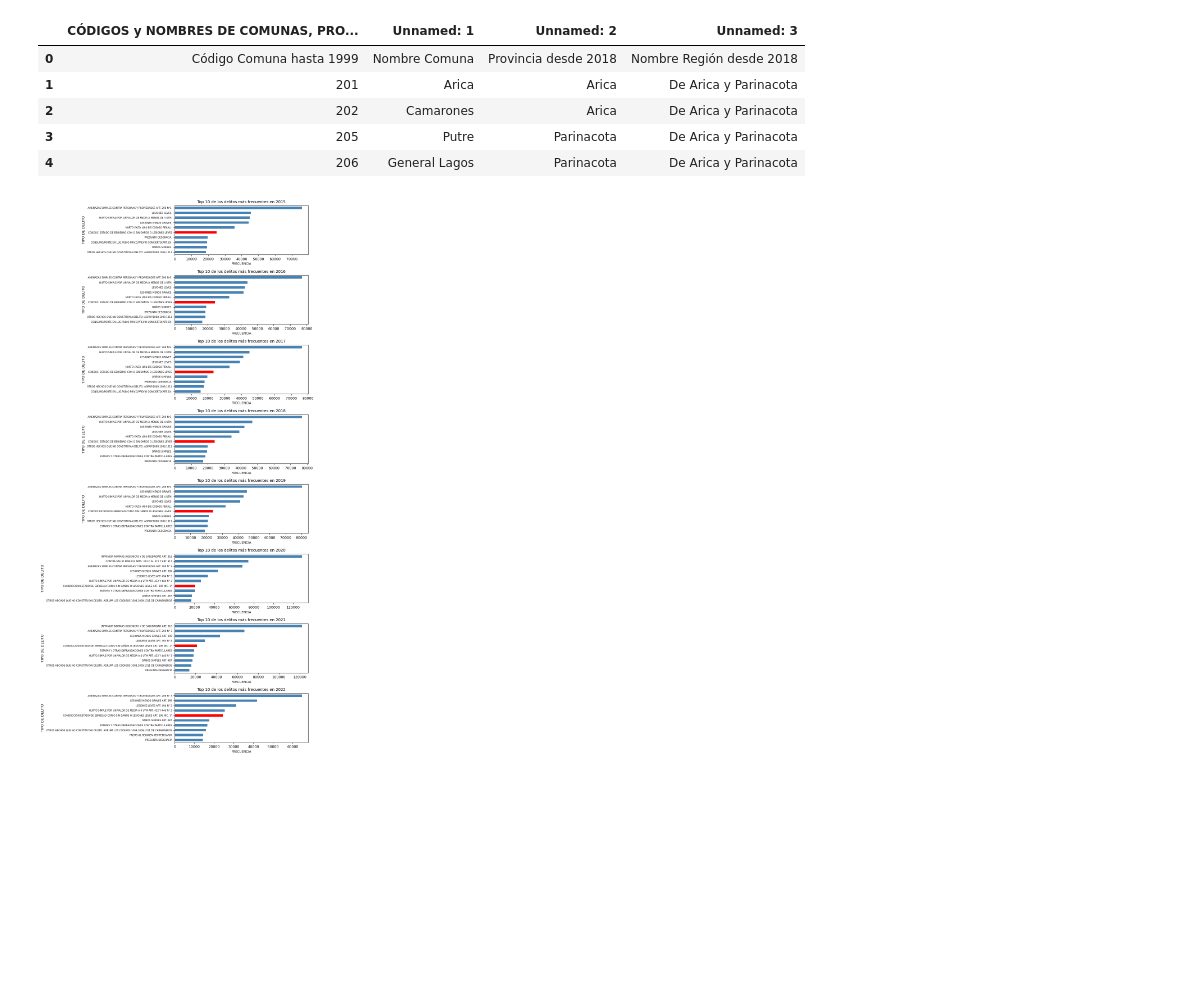
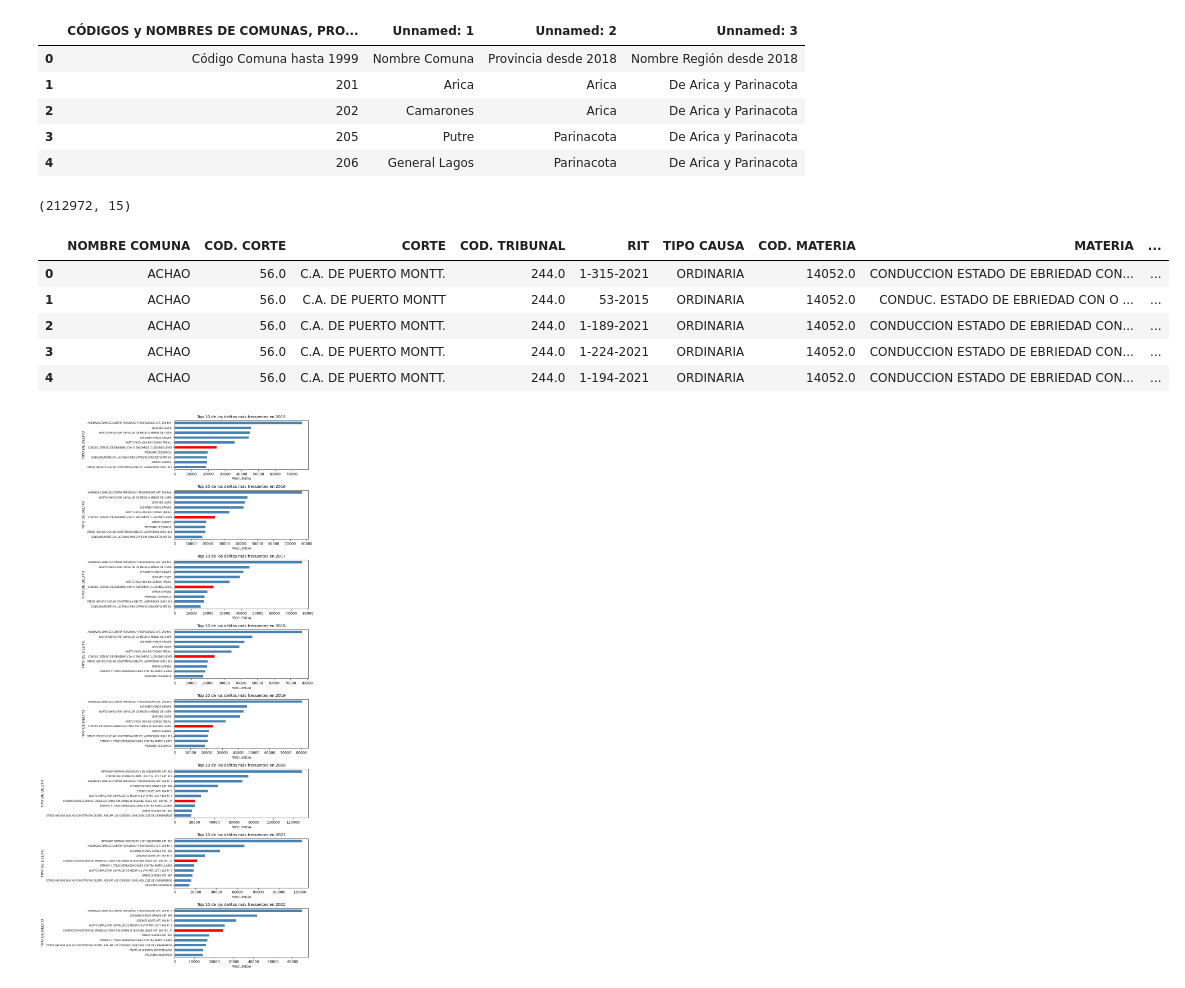
Before and after one commit to RodrigoEduard/08MBID---Visualizacion-de-Datos, a Jupyter notebook: TrabajoPracticoVD.ipynb, the cells around one changed output. Cells and saved outputs as stored; diff of their text form; code cells hidden in the pictures; blank space fills up the shorter version.

```diff
--- a/TrabajoPracticoVD.ipynb
+++ b/TrabajoPracticoVD.ipynb
@@ -46,6 +46,17 @@ REG_PROV_COM.head()
 | 2 | 202 | Camarones | Arica | De Arica y Parinacota |
 | 3 | 205 | Putre | Parinacota | De Arica y Parinacota |
 | 4 | 206 | General Lagos | Parinacota | De Arica y Parinacota |
+# %%
+print(conduccion_V2.shape)
+conduccion_V2.head()
+# %% [output]
+(212972, 15)
+|  | NOMBRE COMUNA | COD. CORTE | CORTE | COD. TRIBUNAL | RIT | TIPO CAUSA | COD. MATERIA | MATERIA | ... |
+| 0 | ACHAO | 56.0 | C.A. DE PUERTO MONTT. | 244.0 | 1-315-2021 | ORDINARIA | 14052.0 | CONDUCCION ESTADO DE EBRIEDAD CON... | ... |
+| 1 | ACHAO | 56.0 | C.A. DE PUERTO MONTT | 244.0 | 53-2015 | ORDINARIA | 14052.0 | CONDUC. ESTADO DE EBRIEDAD CON O ... | ... |
+| 2 | ACHAO | 56.0 | C.A. DE PUERTO MONTT. | 244.0 | 1-189-2021 | ORDINARIA | 14052.0 | CONDUCCION ESTADO DE EBRIEDAD CON... | ... |
+| 3 | ACHAO | 56.0 | C.A. DE PUERTO MONTT. | 244.0 | 1-224-2021 | ORDINARIA | 14052.0 | CONDUCCION ESTADO DE EBRIEDAD CON... | ... |
+| 4 | ACHAO | 56.0 | C.A. DE PUERTO MONTT. | 244.0 | 1-194-2021 | ORDINARIA | 14052.0 | CONDUCCION ESTADO DE EBRIEDAD CON... | ... |
 # %%
 import matplotlib.pyplot as plt
 dataframes = [data2015, data2016, data2017, data2018, data2019, data2020, data2021, data2022]
```
Also changed, not shown: parts of 5 cells of this notebook.
